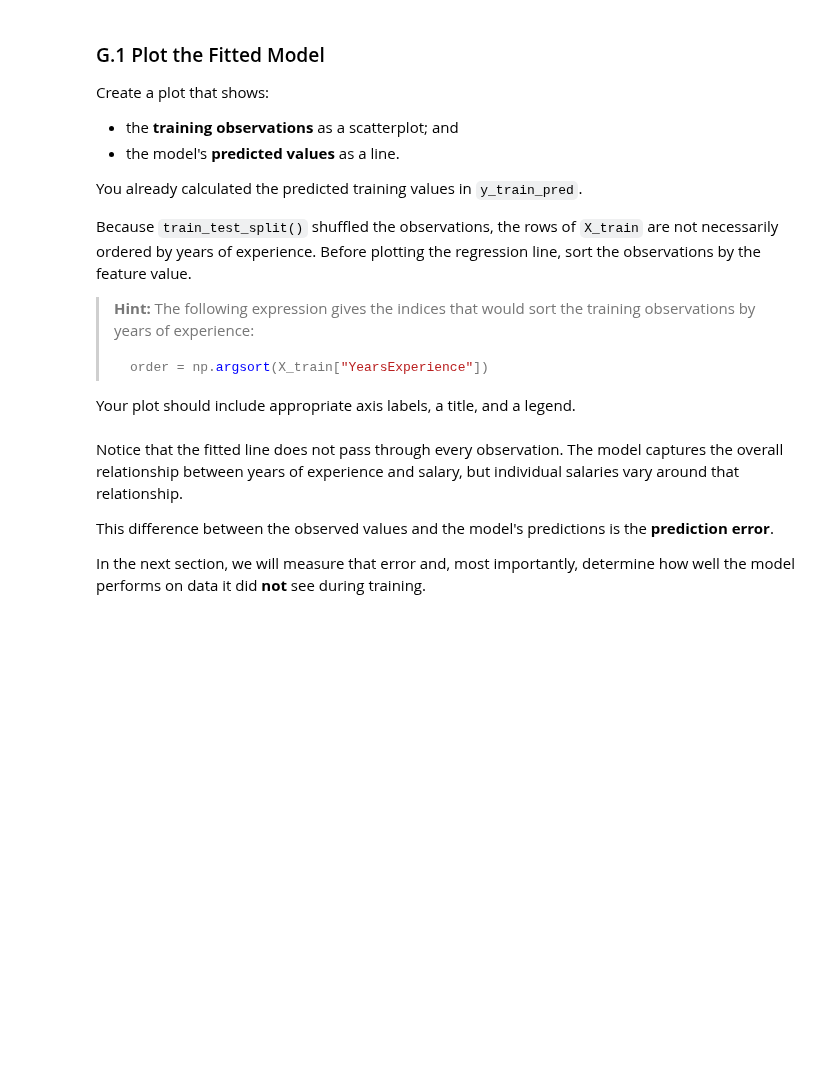
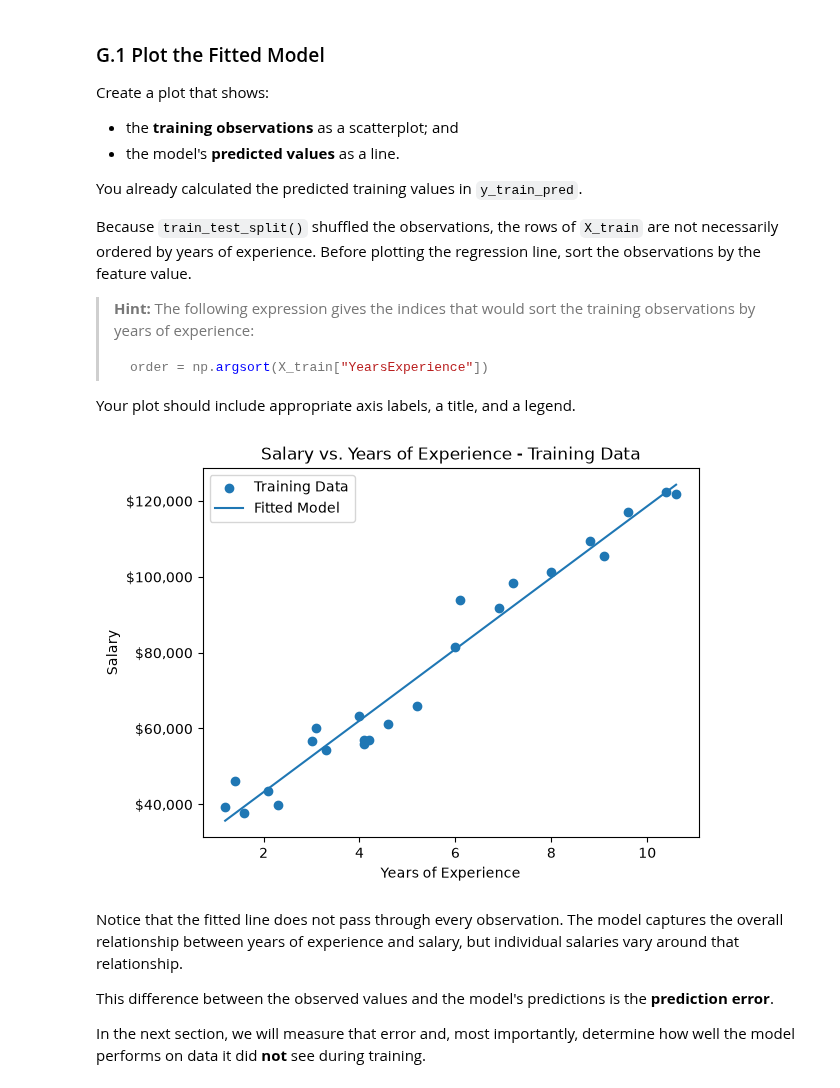
Before and after one commit to anamomds/machinelearningfall26, a Jupyter notebook: Homework_01.ipynb, the cells around one changed output. Saved outputs shown, nothing was run; the diff lists cells and outputs as text; code cells hidden in the pictures; blank space fills up the shorter version.

```diff
--- a/Homework_01.ipynb
+++ b/Homework_01.ipynb
@@ -386,4 +474,5 @@ Scikit-Learn's `LinearRegression` model estimates the values of $\beta_0$ and $\
 
 Create a `LinearRegression` model called `model`, and then use `fit()` to train it using `X_train` and `y_train`.
 # %%
-# Your code here
+model = LinearRegression()
+model.fit(X_train, y_train)
@@ -431,9 +522,9 @@ Now that the model has been trained, we can visualize the relationship it learne
 
 First, use `predict()` to calculate the model's predicted salaries for the values in `X_train`.
 # %%
-# Your code here
 
-y_train_pred = ...
+
+y_train_pred = model.predict(X_train)
 # %% [markdown]
 ### G.1 Plot the Fitted Model
 
@@ -454,7 +545,32 @@ Because `train_test_split()` shuffled the observations, the rows of `X_train` ar
 
 Your plot should include appropriate axis labels, a title, and a legend.
 # %%
-# Your code here
+order = np.argsort(X_train["YearsExperience"])
+
+plt.scatter(
+    X_train["YearsExperience"],
+    y_train,
+    label="Training Data"
+)
+
+plt.plot(
+    X_train["YearsExperience"].iloc[order],
+    y_train_pred[order],
+    label="Fitted Model"
+)
+
+plt.xlabel("Years of Experience")
+plt.ylabel("Salary")
+plt.title("Salary vs. Years of Experience - Training Data")
+plt.legend()
+
+plt.gca().yaxis.set_major_formatter(
+    mtick.StrMethodFormatter('${x:,.0f}')
+)
+
+plt.show()
+# %% [output]
+[figure, added]
 # %% [markdown]
 Notice that the fitted line does not pass through every observation. The model captures the overall relationship between years of experience and salary, but individual salaries vary around that relationship.
 
```
Also changed, not shown: parts of 46 cells of this notebook.
